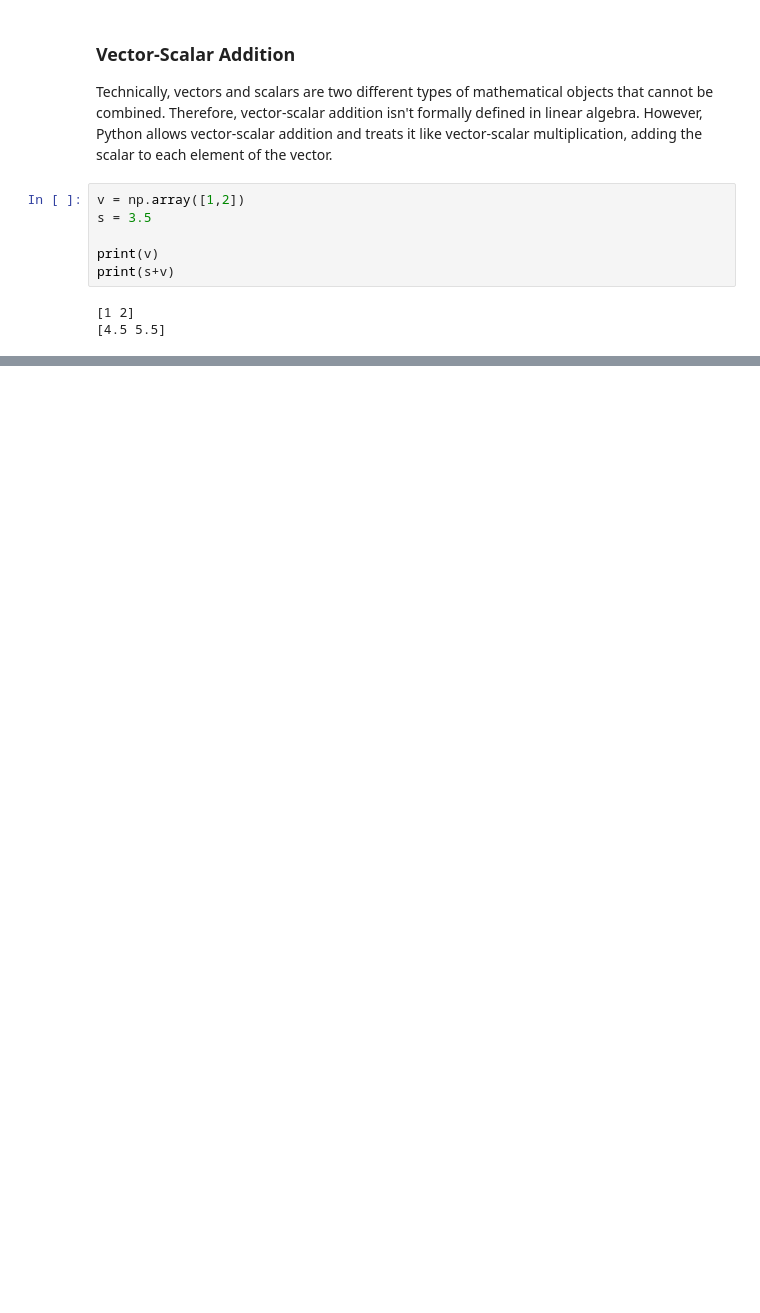
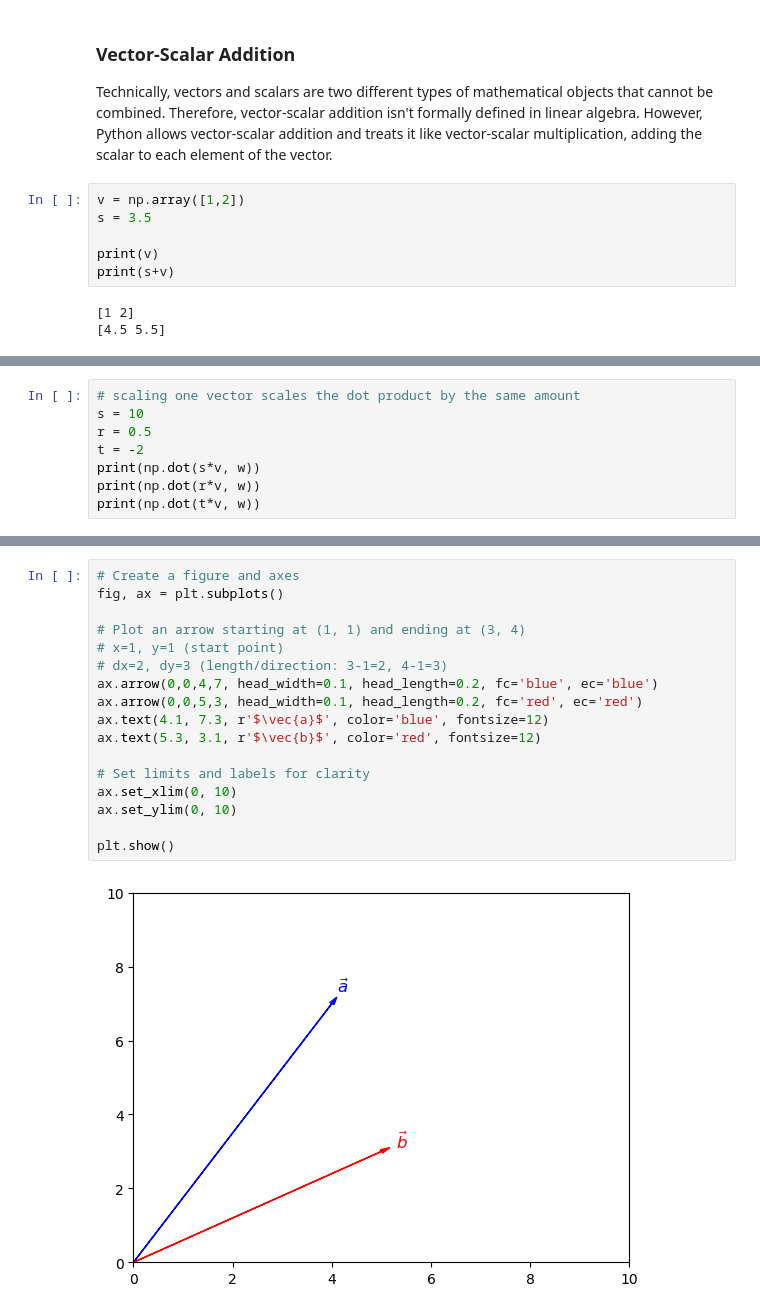
Before and after one commit to schcb15/LinAlg4DataScience, a Jupyter notebook: Read Along Notes/Ch_2_Vectors_Part_1.ipynb, the cells around one changed output, grey strips where cells are left out. Saved outputs shown, nothing was run; the diff lists cells and outputs as text; blank space fills up the shorter version.

```diff
--- a/Read Along Notes/Ch_2_Vectors_Part_1.ipynb
+++ b/Read Along Notes/Ch_2_Vectors_Part_1.ipynb
@@ -277,0 +435,8 @@ print(s+v)
+# %%
+# scaling one vector scales the dot product by the same amount
+s = 10
+r = 0.5
+t = -2
+print(np.dot(s*v, w))
+print(np.dot(r*v, w))
+print(np.dot(t*v, w))
@@ -277,0 +600,19 @@ print(s+v)
+# %%
+# Create a figure and axes
+fig, ax = plt.subplots()
+
+# Plot an arrow starting at (1, 1) and ending at (3, 4)
+# x=1, y=1 (start point)
+# dx=2, dy=3 (length/direction: 3-1=2, 4-1=3)
+ax.arrow(0,0,4,7, head_width=0.1, head_length=0.2, fc='blue', ec='blue')
+ax.arrow(0,0,5,3, head_width=0.1, head_length=0.2, fc='red', ec='red')
+ax.text(4.1, 7.3, r'$\vec{a}$', color='blue', fontsize=12)
+ax.text(5.3, 3.1, r'$\vec{b}$', color='red', fontsize=12)
+
+# Set limits and labels for clarity
+ax.set_xlim(0, 10)
+ax.set_ylim(0, 10)
+
+plt.show()
+# %% [output]
+[figure, added]
```
Also changed, not shown: parts of 44 cells of this notebook, 9 other files.
